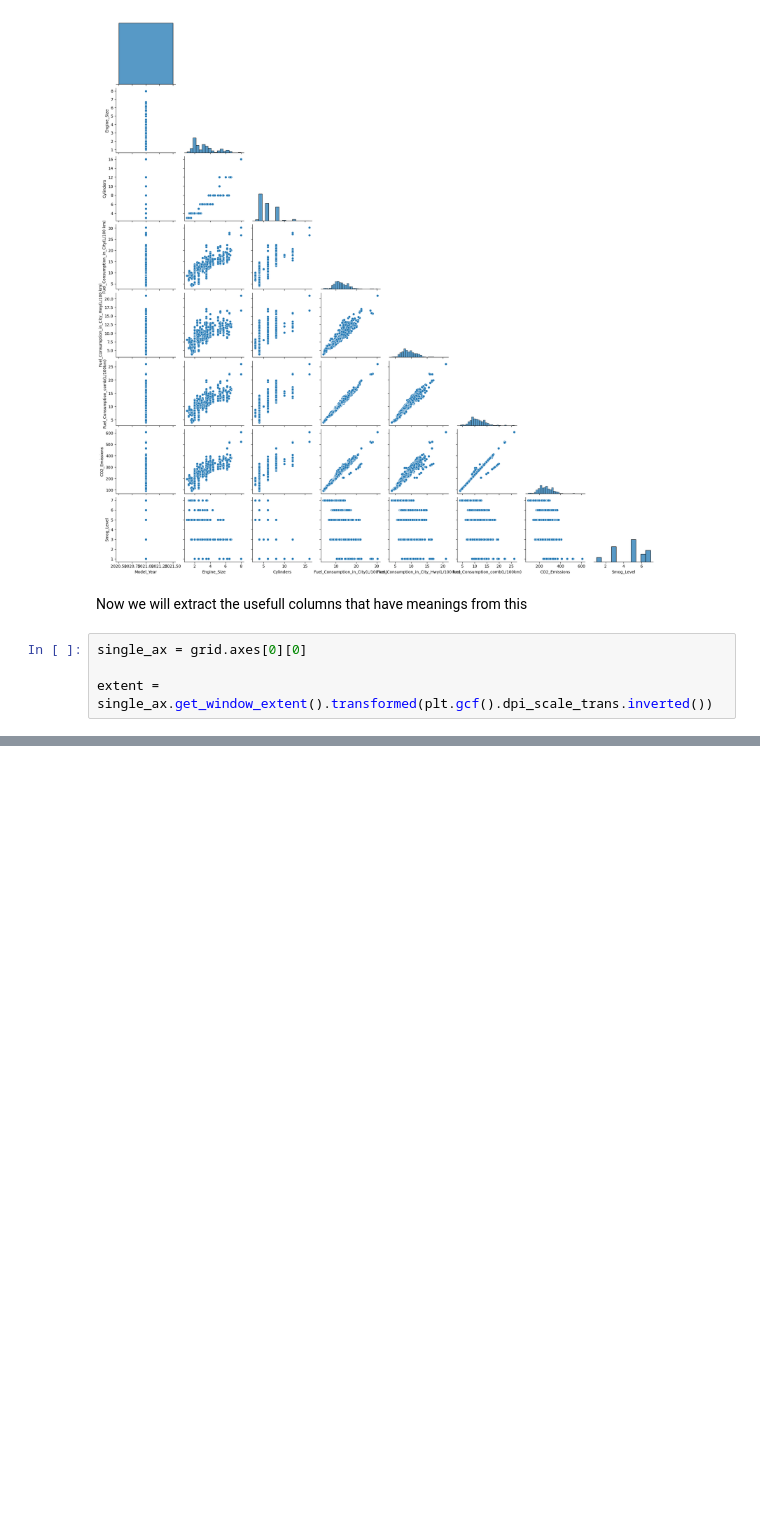
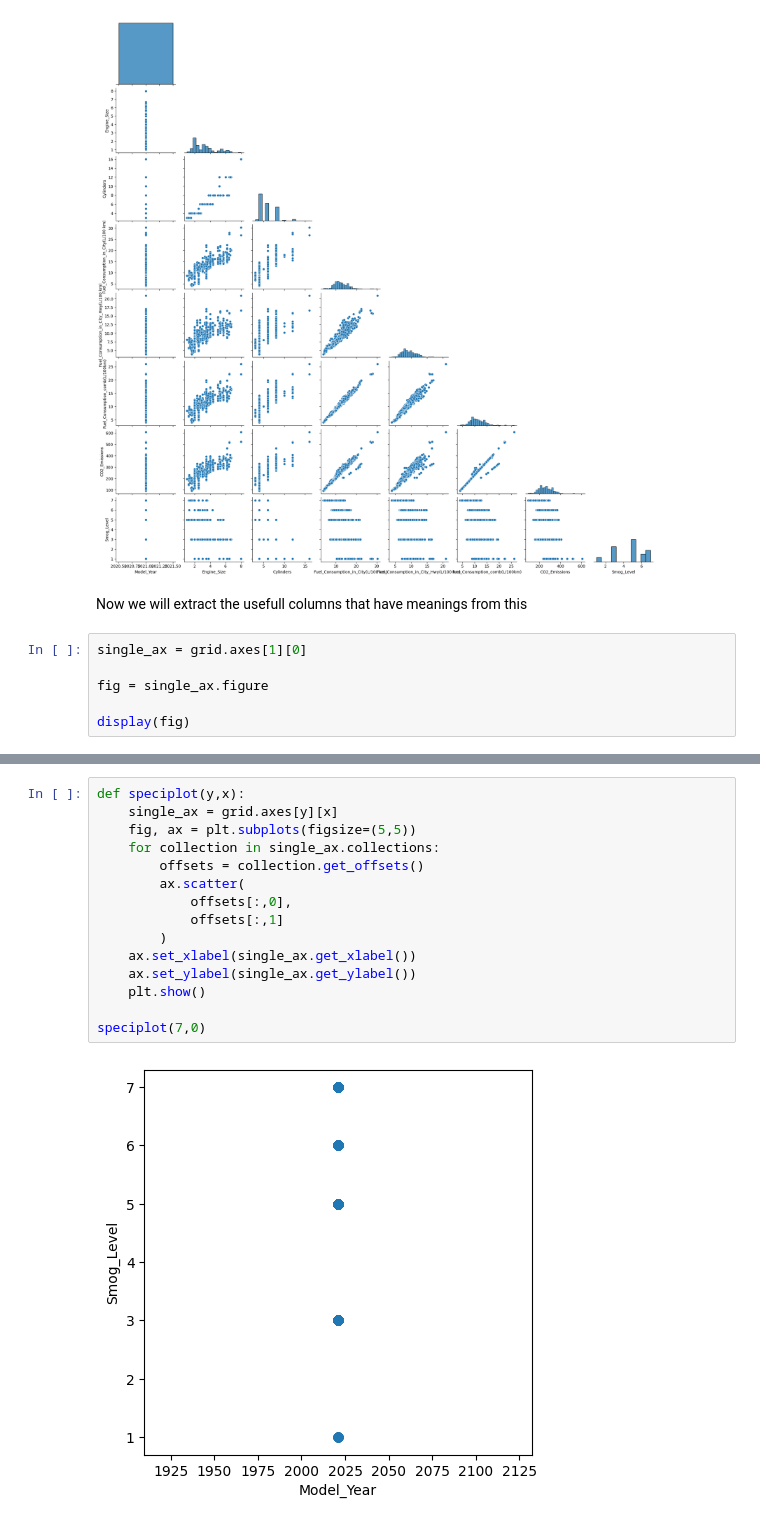
Before and after one commit to AbhinavSinghKuriya/Datasheet3, a Jupyter notebook: DataAnalysis.ipynb, the cells around one changed output, grey strips where cells are left out. Drawn from its saved outputs; the diff is of its cells as text; blank space fills up the shorter version.

```diff
--- a/DataAnalysis.ipynb
+++ b/DataAnalysis.ipynb
@@ -232,7 +232,9 @@ grid = sns.pairplot(df,corner=True)
 # %% [markdown]
 Now we will extract the usefull columns that have meanings from this
 # %%
-single_ax = grid.axes[0][0]
+single_ax = grid.axes[1][0]
 
-extent = single_ax.get_window_extent().transformed(plt.gcf().dpi_scale_trans.inverted())
+fig = single_ax.figure
+
+display(fig)
 # %% [output]
@@ -239,0 +242,17 @@ extent = single_ax.get_window_extent().transformed(plt.gcf().dpi_scale_trans.inv
+# %%
+def speciplot(y,x):
+    single_ax = grid.axes[y][x]
+    fig, ax = plt.subplots(figsize=(5,5))
+    for collection in single_ax.collections:
+        offsets = collection.get_offsets()
+        ax.scatter(
+            offsets[:,0],
+            offsets[:,1]
+        )
+    ax.set_xlabel(single_ax.get_xlabel())
+    ax.set_ylabel(single_ax.get_ylabel())
+    plt.show()
+
+speciplot(7,0)
+# %% [output]
+[figure, added]
```
Also changed, not shown: parts of 1 cell of this notebook.
